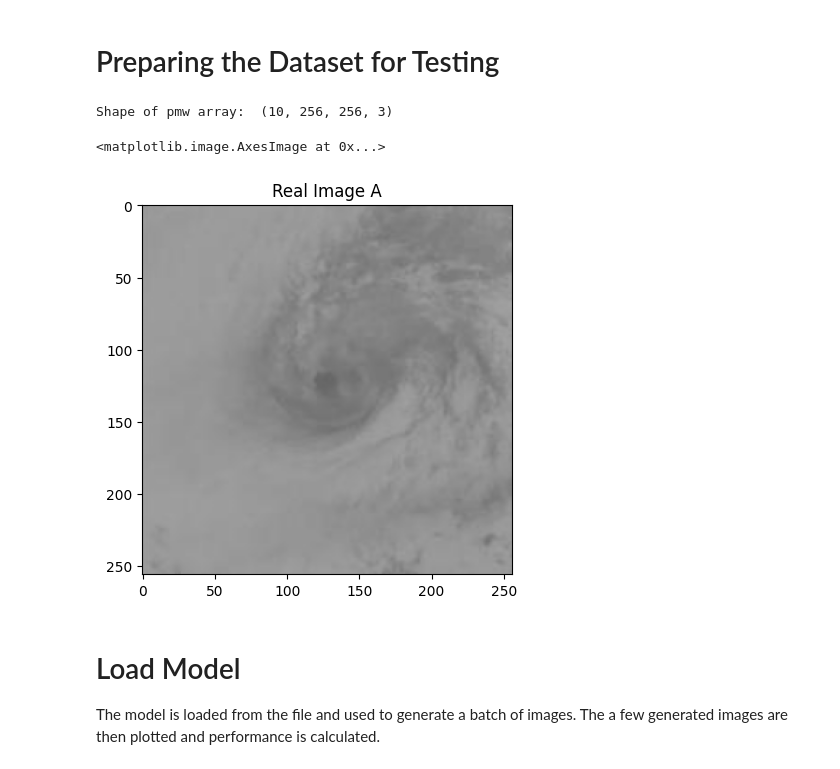
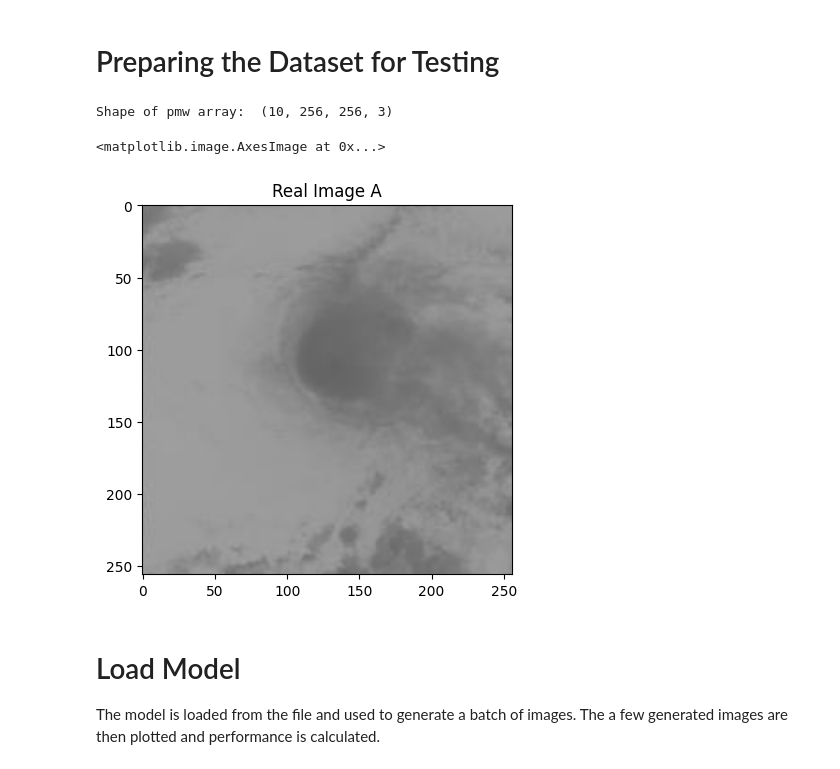
Before and after one commit to kbdharun/mini-project, a Jupyter notebook: Res-Pix2Pix/cyclone-res-pix2pix.ipynb, the cells around one changed output. Cells and saved outputs as stored; diff of their text form; code cells hidden in the pictures.

Commit message:
feat: add complete res-pix2pix code
Signed-off-by: K.B.Dharun Krishna <kbdharunkrishna@gmail.com>

```diff
--- a/Res-Pix2Pix/cyclone-res-pix2pix.ipynb
+++ b/Res-Pix2Pix/cyclone-res-pix2pix.ipynb
@@ -725,7 +885,7 @@ from numpy import savez_compressed
 import matplotlib.pyplot as plt
 
 # Dataset directory path
-directory = r'/home/kbdharunkrishna/Downloads/MP/TCIRRP/train0.01k'
+directory = r'/home/kbdharunkrishna/Downloads/mini-project/TCIRRP/test0.01k'
 
 # Get a list of all the file paths
 image_paths = [os.path.join(directory, img) for img in os.listdir(directory)]
@@ -741,34 +901,34 @@ ir = []
 for i in range(len(images)):
     # Split the image into two halves
     image1 = images[i][0:201, 0:201]
     image2 = images[i][0:201,201:402]
 
     # Resize both halves of the image to 256x256
     image1 = cv2.resize(image1,(256,256))
     image2 = cv2.resize(image2,(256,256))
 
     # Reshape both halves of the image to have a depth of 3 (for RGB channels)
     image1 = image1.reshape(256,256,3)
     image2 = image2.reshape(256,256,3)
 
     # Append the processed halves of the image to their respective lists
     pmw.append(image1)
     ir.append(image2)
 
 # Convert the lists to numpy arrays
 pmw = np.array(pmw)
 ir = np.array(ir)
 
 # Print the shape of the 'pmw' array
 print('Shape of pmw array: ', pmw.shape)
 
 # Display the first image in the 'ir' array
 plt.title('Real Image A')
 plt.imshow(ir[0])
 # %% [output]
 Shape of pmw array:  (10, 256, 256, 3)
 <matplotlib.image.AxesImage at 0x...>
-[figure, old version]
+[figure, new version]
 # %% [markdown]
 # Load Model
 
```
Also changed, not shown: parts of 20 cells of this notebook, 3 other files.
